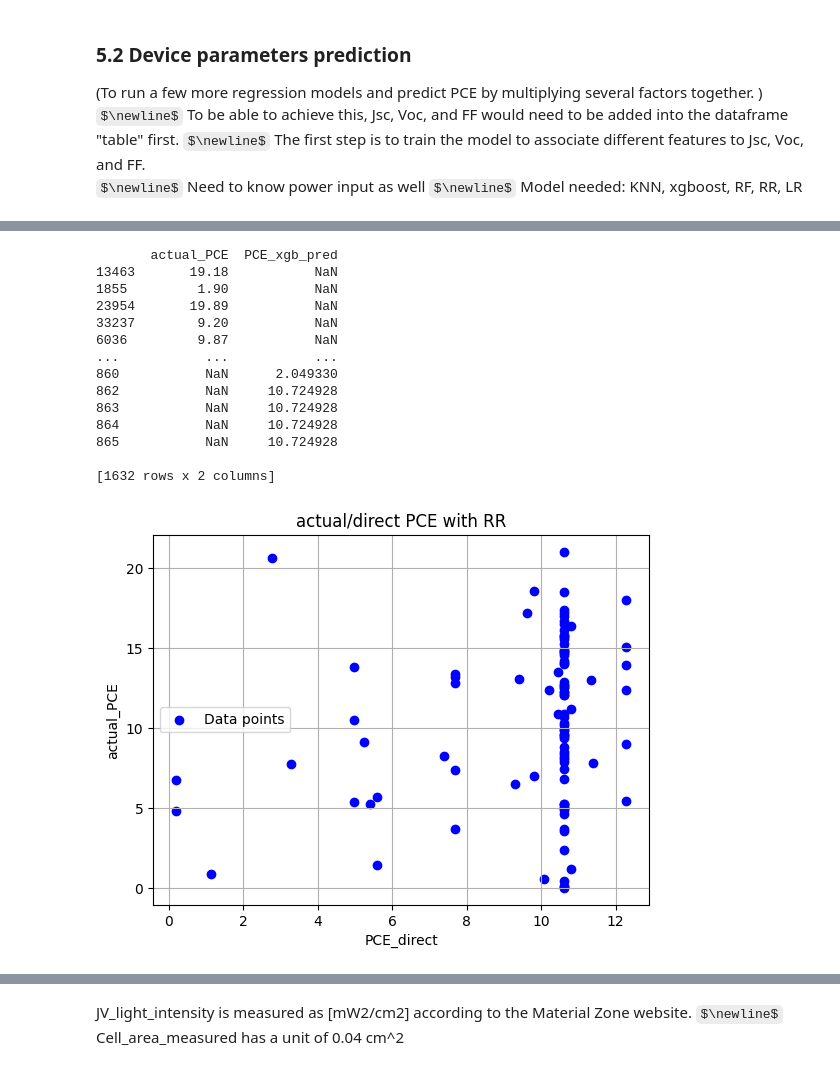
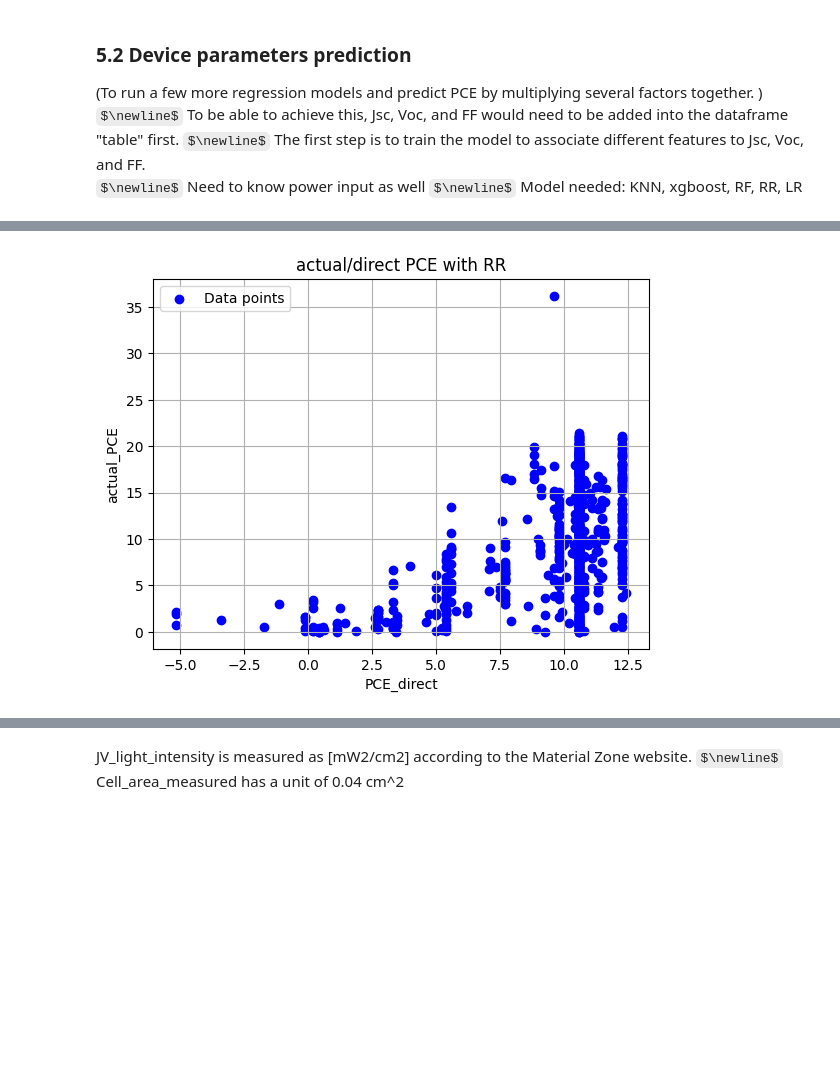
Before and after one commit to drcgreenland/PerovskiteML_project, a Jupyter notebook: replicating.ipynb, the cells around one changed output, grey strips where cells are left out. Drawn from its saved outputs; the diff is of its cells as text; code cells hidden in the pictures; some formulas as TeX source; blank space fills up the shorter version.

```diff
--- a/replicating.ipynb
+++ b/replicating.ipynb
@@ -807,37 +822,27 @@ params = {
 xgb.fit(X_train, y_train)
 Jsc_xgb_pred = xgb.predict(X_test)
 
-xgb.fit(X_train, filtered_table3.loc[y_train.index, "JV_default_Voc"])
+xgb.fit(X_train, filtered_table3.loc[X_train.index, "JV_default_Voc"])
 Voc_xgb_pred = xgb.predict(X_test)
 
 
-xgb.fit(X_train, filtered_table3.loc[y_train.index, "JV_default_FF"])
+xgb.fit(X_train, filtered_table3.loc[X_train.index, "JV_default_FF"])
 FF_xgb_pred = xgb.predict(X_test)
 
-xgb.fit(X_train, filtered_table3.loc[y_train.index, "JV_default_PCE"])
+xgb.fit(X_train, filtered_table3.loc[X_train.index, "JV_default_PCE"])
 PCE_xgb_pred = xgb.predict(X_test)
-PCE_xgb_pred = pd.DataFrame(PCE_xgb_pred)
-
-
+PCE_xgb_pred = pd.DataFrame(PCE_xgb_pred, index=X_test.index, columns=["PCE_xgb_pred"])
 # Predicted_xgb_PCE = (FF_xgb_pred * Voc_xgb_pred * Jsc_xgb_pred * 1000) / (light_intensity)
 # Predicted_xgb_PCE
 
-
-
 combined_xgb_PCE = pd.concat([actual_PCE, PCE_xgb_pred], axis=1)
-
 
 combined_xgb_PCE.columns = ['actual_PCE', 'PCE_xgb_pred']
 
-
 print(combined_xgb_PCE)
-
 
 x = combined_xgb_PCE["PCE_xgb_pred"]
 y = combined_xgb_PCE["actual_PCE"]
-
-
-
 
 
 plt.scatter(x, y, color='blue', label='Data points')
@@ -847,5 +852,6 @@ plt.title('actual/direct PCE with XGB')
 plt.legend()
 plt.grid(True)
 plt.show()
+combined_xgb_PCE
 # %% [output]
        actual_PCE  PCE_xgb_pred
@@ -936,62 +955,40 @@ ridge = Ridge(alpha=1.0)
 ridge.fit(X_train, y_train)
 Jsc_RR_pred = ridge.predict(X_test)
 
-ridge.fit(X_train, filtered_table3.loc[y_train.index, "JV_default_Voc"])
+ridge.fit(X_train, filtered_table3.loc[X_train.index, "JV_default_Voc"])
 Voc_RR_pred = ridge.predict(X_test)
 
-ridge.fit(X_train, filtered_table3.loc[y_train.index, "JV_default_FF"])
+ridge.fit(X_train, filtered_table3.loc[X_train.index, "JV_default_FF"])
 FF_RR_pred = ridge.predict(X_test)
 
-ridge.fit(X_train, filtered_table3.loc[y_train.index, "JV_default_PCE"])
+ridge.fit(X_train, filtered_table3.loc[X_train.index, "JV_default_PCE"])
 PCE_RR_pred = ridge.predict(X_test)
+PCE_RR_direct = pd.DataFrame(PCE_RR_pred, index=X_test.index, columns=["PCE_RR_pred"])
+
 
 Predicted_RR_PCE = (FF_RR_pred * Voc_RR_pred * Jsc_RR_pred *1000) / light_intensity
-
-
-Predicted_RR_PCE = pd.DataFrame(Predicted_RR_PCE)
-PCE_RR_direct = pd.DataFrame(PCE_RR_pred)
-
+Predicted_RR_PCE = pd.DataFrame(Predicted_RR_PCE, index=X_test.index, columns=["Predicted_RR_PCE"])
 
 
 combined_rf_PCE = pd.concat([actual_PCE, PCE_RR_direct], axis=1)
 
 
 combined_rf_PCE.columns = ['actual_PCE', 'PCE_RR_direct']
 
 
-print(combined_xgb_PCE)
-
-
 x = combined_rf_PCE["PCE_RR_direct"]
 y = combined_rf_PCE["actual_PCE"]
-
-
-
 
 
 plt.scatter(x, y, color='blue', label='Data points')
 plt.xlabel('PCE_direct')
 plt.ylabel('actual_PCE')
 plt.title('actual/direct PCE with RR')
 plt.legend()
 plt.grid(True)
 plt.show()
 # %% [output]
-       actual_PCE  PCE_xgb_pred
-13463       19.18           NaN
-1855         1.90           NaN
-23954       19.89           NaN
-33237        9.20           NaN
-6036         9.87           NaN
-...           ...           ...
-860           NaN      2.049330
-862           NaN     10.724928
-863           NaN     10.724928
-864           NaN     10.724928
-865           NaN     10.724928
-
-[1632 rows x 2 columns]
-[figure, old version]
+[figure, new version]
 # %%
 # Linear regression
 from sklearn.linear_model import LinearRegression
```
Also changed, not shown: parts of 6 cells of this notebook.
